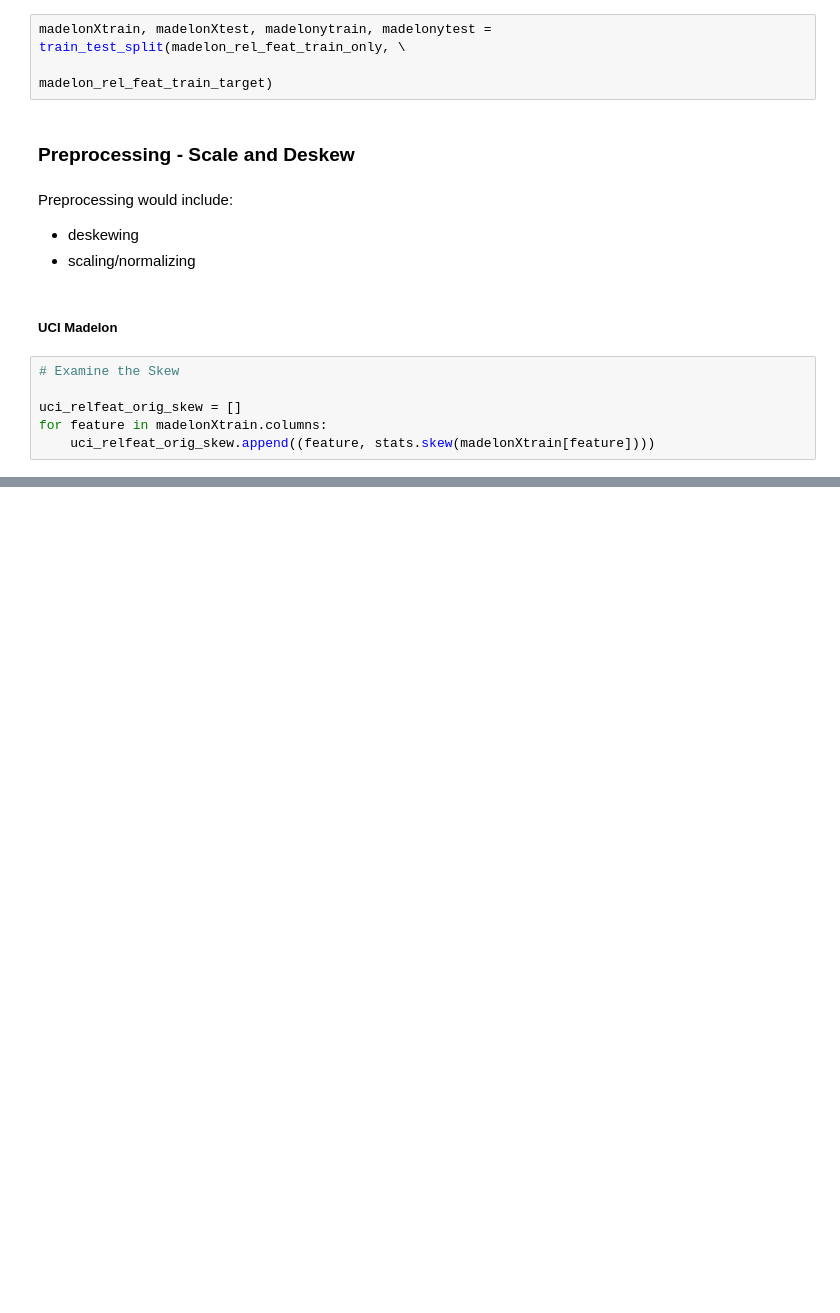
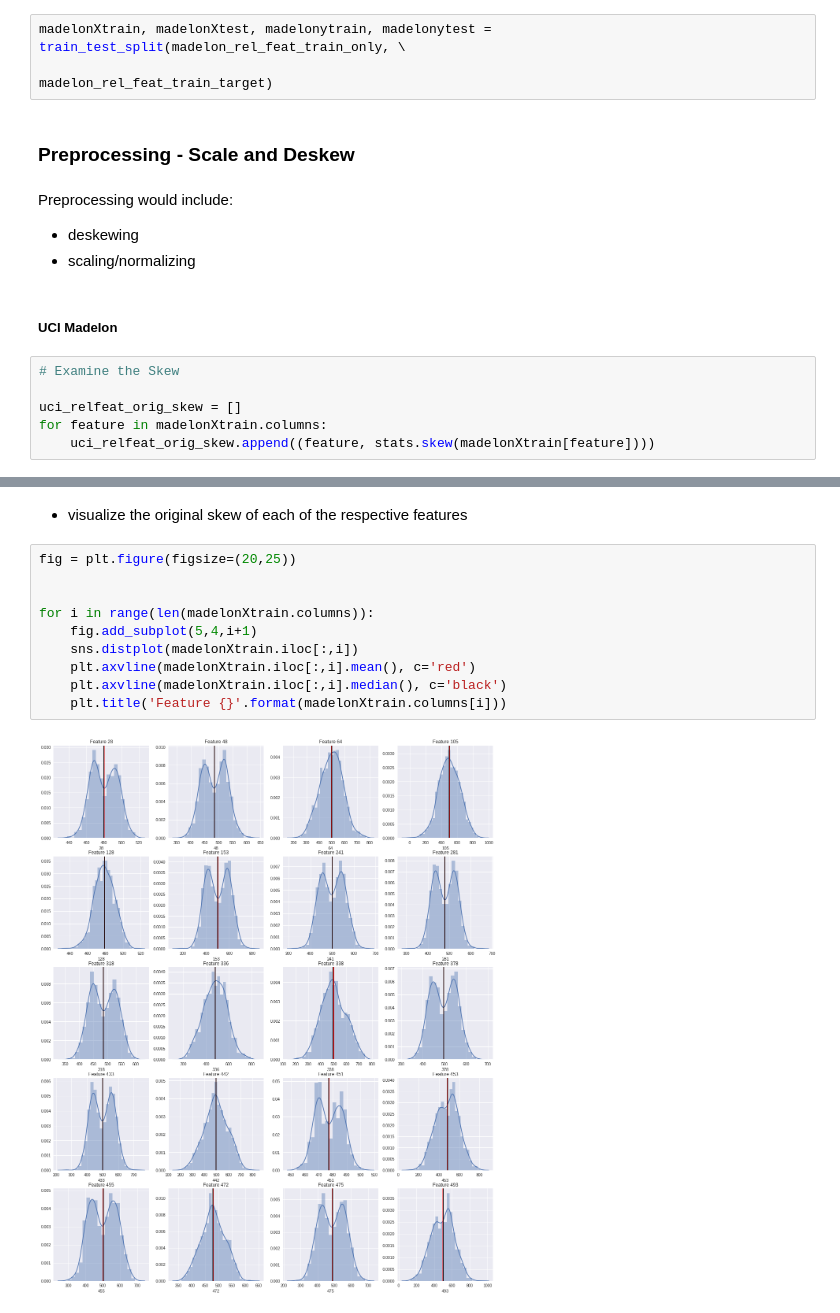
Before and after one commit to godsylla/UCI-Madelon-Dataset, a Jupyter notebook: ipynb/04-Classify_Using_Relevant_Features.ipynb, the cells around one changed output, grey strips where cells are left out. Cells and saved outputs as stored; diff of their text form; blank space fills up the shorter version.

```diff
--- a/ipynb/04-Classify_Using_Relevant_Features.ipynb
+++ b/ipynb/04-Classify_Using_Relevant_Features.ipynb
@@ -200,0 +204,14 @@ uci_relfeat_orig_skew
+# %% [markdown]
+- visualize the original skew of each of the respective features
+# %%
+fig = plt.figure(figsize=(20,25))
+
+
+for i in range(len(madelonXtrain.columns)):
+    fig.add_subplot(5,4,i+1)
+    sns.distplot(madelonXtrain.iloc[:,i])
+    plt.axvline(madelonXtrain.iloc[:,i].mean(), c='red')
+    plt.axvline(madelonXtrain.iloc[:,i].median(), c='black')
+    plt.title('Feature {}'.format(madelonXtrain.columns[i]))
+# %% [output]
+[figure, added]
```
Also changed, not shown: parts of 35 cells of this notebook, 1 other file.
